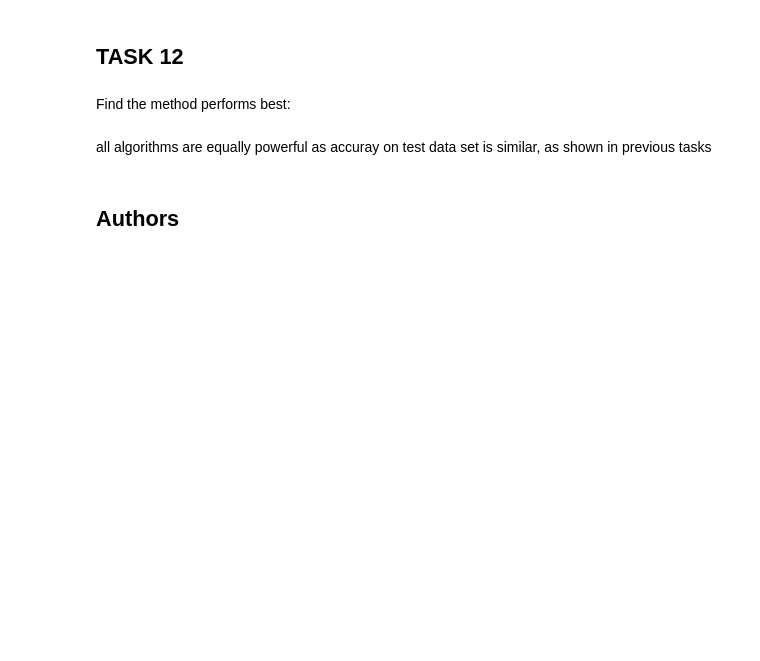
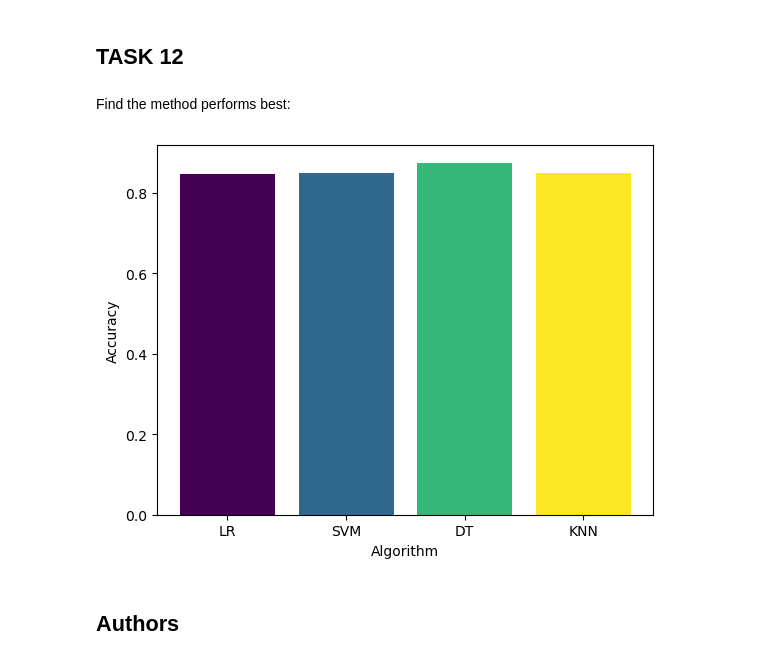
Before and after one commit to jbhyun/RepoForDSCourse, a Jupyter notebook: DSCertFinal/C10W4_Exercise1_ML.ipynb, the cells around one changed output. Saved outputs shown, nothing was run; the diff lists cells and outputs as text; code cells hidden in the pictures; blank space fills up the shorter version.

```diff
--- a/DSCertFinal/C10W4_Exercise1_ML.ipynb
+++ b/DSCertFinal/C10W4_Exercise1_ML.ipynb
@@ -302,7 +307,7 @@ plot_confusion_matrix(Y_test,yhat)
 # %% [markdown]
 Create a k nearest neighbors object then  create a  <code>GridSearchCV</code> object  <code>knn_cv</code> with cv = 10.  Fit the object to find the best parameters from the dictionary <code>parameters</code>.
 # %%
-parameters = {'n_neighbors': [1, 2, 3, 4, 5, 6, 7, 8, 9, 10, 12, 14, 16],
+parameters = {'n_neighbors': [1, 2, 3, 4, 5, 6, 7, 8, 9, 10],
               'algorithm': ['auto', 'ball_tree', 'kd_tree', 'brute'],
               'p': [1,2]}
 
@@ -334,8 +339,17 @@ plot_confusion_matrix(Y_test,yhat)
 ## TASK  12
 # %% [markdown]
 Find the method performs best:
-# %% [markdown]
-all algorithms are equally powerful as accuray on test data set is similar, as shown in previous tasks
+# %%
+PerList = [logreg_cv.best_score_, svm_cv.best_score_, tree_cv.best_score_, knn_cv.best_score_]
+LblList = ["LR", "SVM", "DT", "KNN"]
+ClrList = plt.cm.viridis(np.linspace(0,1,4))
+
+plt.bar(x=LblList, height=PerList, color=ClrList)
+plt.xlabel('Algorithm')
+plt.ylabel('Accuracy')
+plt.show()
+# %% [output]
+[figure, added]
 # %% [markdown]
 ## Authors
 # %% [markdown]
```
Also changed, not shown: parts of 7 cells of this notebook, 1 other file.
